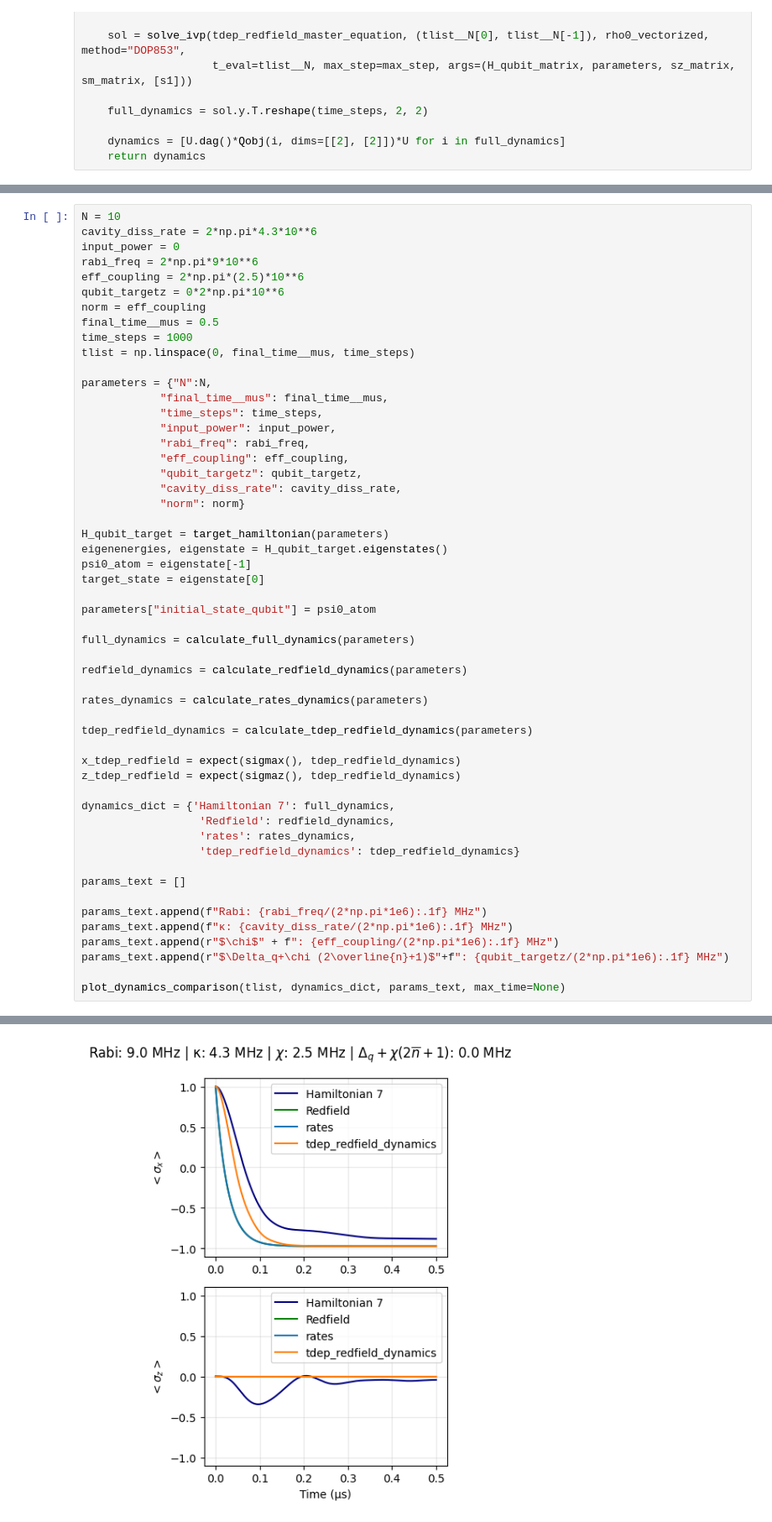
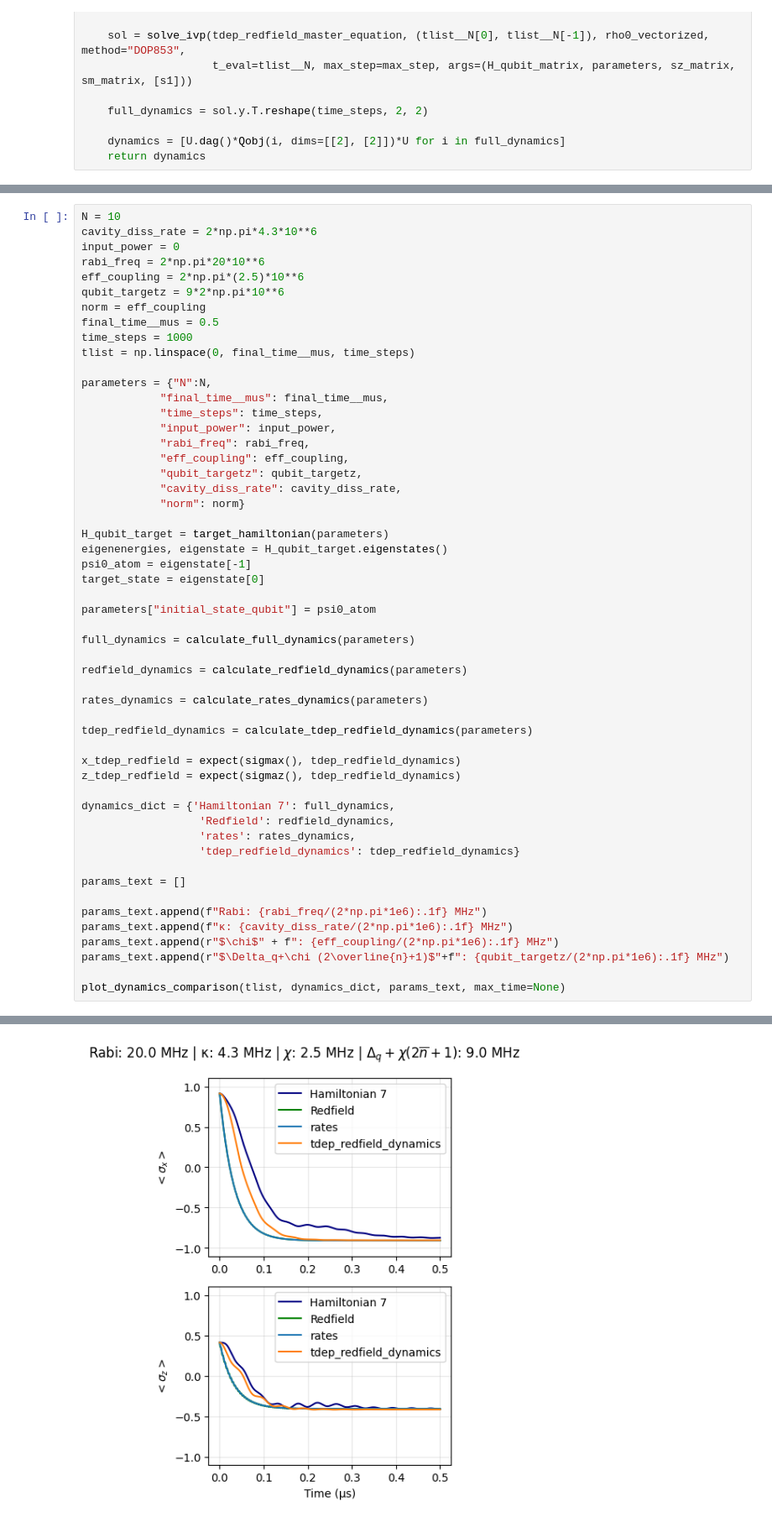
Before and after one commit to GatoCumbiero/colera, a Jupyter notebook: ratesvsredfield/redfieldvsrates_revisioned.ipynb, the cells around one changed output, grey strips where cells are left out. Shown: that part at 84% size. Saved outputs shown, nothing was run; the diff lists cells and outputs as text.

```diff
--- a/ratesvsredfield/redfieldvsrates_revisioned.ipynb
+++ b/ratesvsredfield/redfieldvsrates_revisioned.ipynb
@@ -463,9 +462,9 @@ def plot_dynamics_comparison(tlist, dynamics_dict, params_text, max_time=None):
 N = 10
 cavity_diss_rate = 2*np.pi*4.3*10**6
 input_power = 0
-rabi_freq = 2*np.pi*9*10**6
+rabi_freq = 2*np.pi*20*10**6
 eff_coupling = 2*np.pi*(2.5)*10**6
-qubit_targetz = 0*2*np.pi*10**6
+qubit_targetz = 9*2*np.pi*10**6
 norm = eff_coupling
 final_time__mus = 0.5
 time_steps = 1000
@@ -493,34 +492,34 @@ full_dynamics = calculate_full_dynamics(parameters)
 redfield_dynamics = calculate_redfield_dynamics(parameters)
 
 rates_dynamics = calculate_rates_dynamics(parameters)
 
 tdep_redfield_dynamics = calculate_tdep_redfield_dynamics(parameters)
 
 x_tdep_redfield = expect(sigmax(), tdep_redfield_dynamics)
 z_tdep_redfield = expect(sigmaz(), tdep_redfield_dynamics)
 
 dynamics_dict = {'Hamiltonian 7': full_dynamics,
                   'Redfield': redfield_dynamics,
                   'rates': rates_dynamics,
                   'tdep_redfield_dynamics': tdep_redfield_dynamics}
 
 params_text = []
 
 params_text.append(f"Rabi: {rabi_freq/(2*np.pi*1e6):.1f} MHz")
 params_text.append(f"κ: {cavity_diss_rate/(2*np.pi*1e6):.1f} MHz")
 params_text.append(r"$\chi$" + f": {eff_coupling/(2*np.pi*1e6):.1f} MHz")
 params_text.append(r"$\Delta_q+\chi (2\overline{n}+1)$"+f": {qubit_targetz/(2*np.pi*1e6):.1f} MHz")
 
 plot_dynamics_comparison(tlist, dynamics_dict, params_text, max_time=None)
 # %% [output]
 [[10, 2], [10, 2]]
 [[2], [2]]
 [[2], [2]]
 [[2], [2]]
 (<Figure size 400x600 with 2 Axes>,
  array([<Axes: ylabel='$<\\sigma_x>$'>,
         <Axes: xlabel='Time (μs)', ylabel='$<\\sigma_z>$'>], dtype=object))
-[figure, old version]
+[figure, new version]
 # %%
 def calculate_old_rates_dynamics(parameters):
 
```
Also changed, not shown: parts of 1 cell of this notebook, 59 other files.
